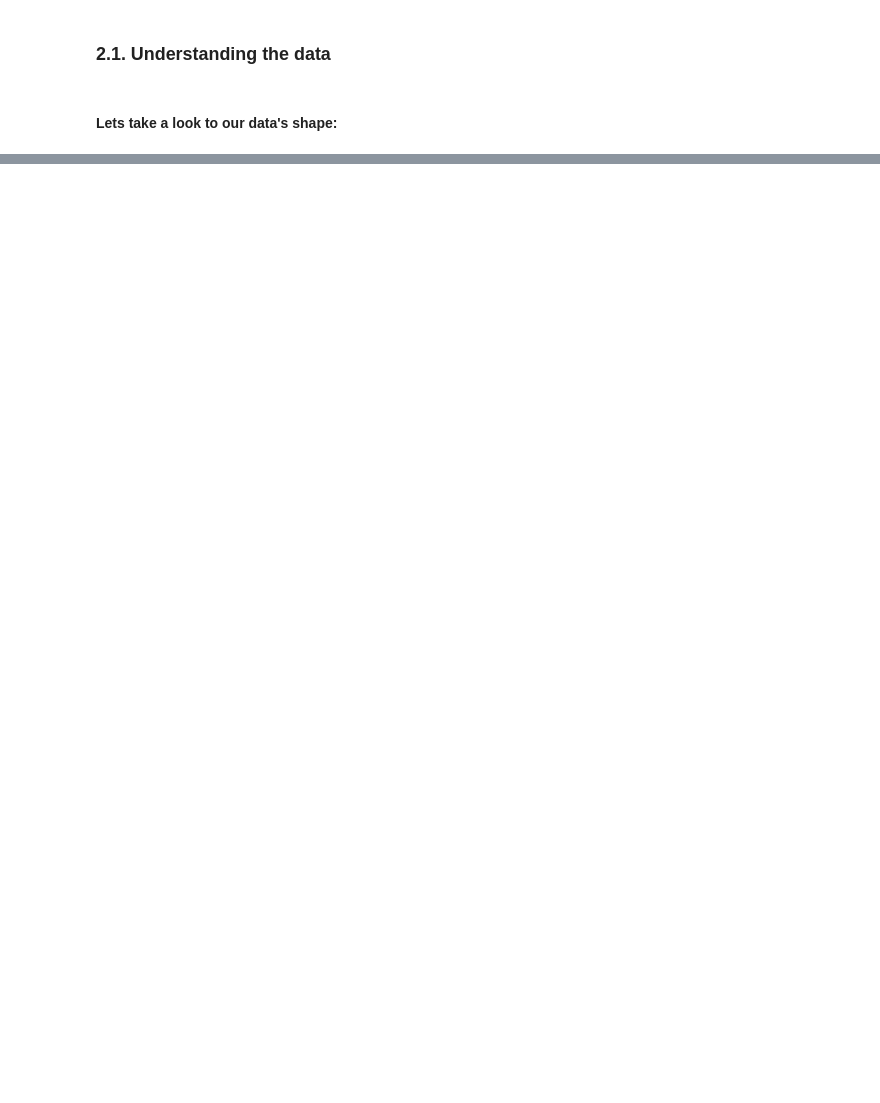
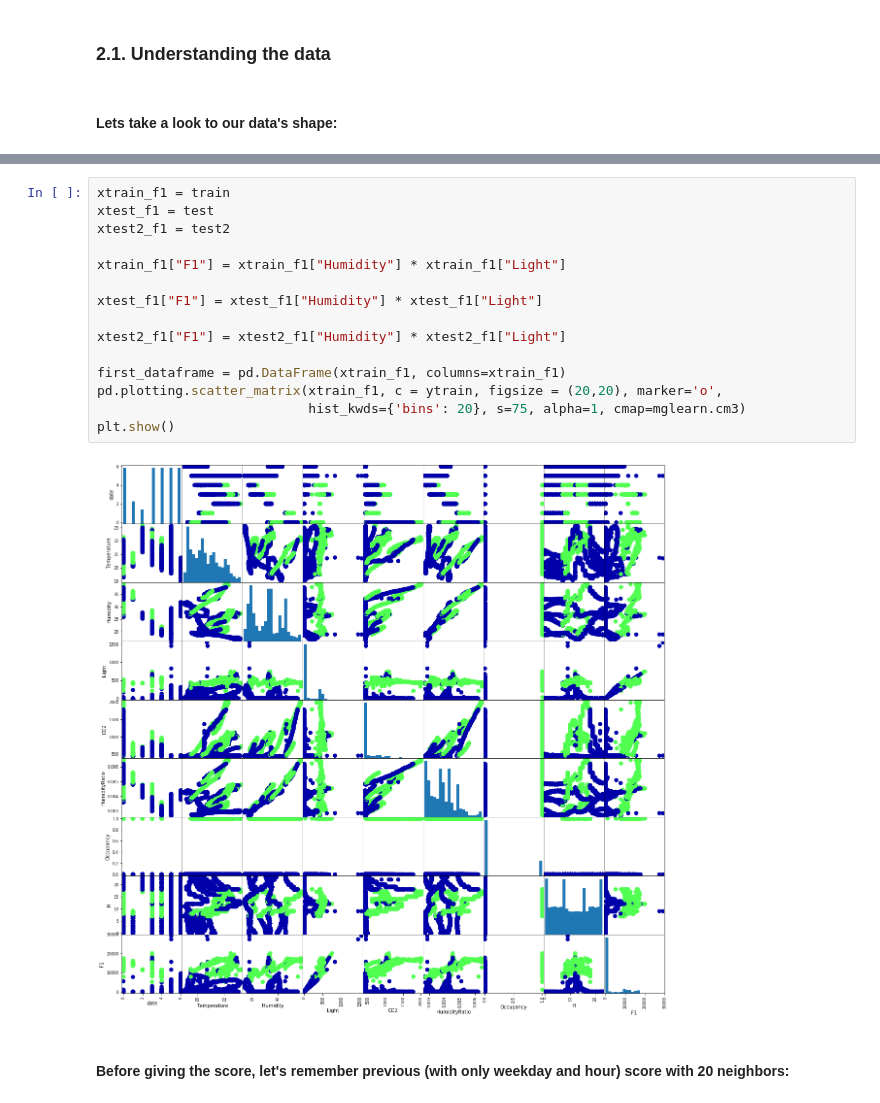
Before and after one commit to emremrah/data-mining-project-1, a Jupyter notebook: DataMiningProject1.ipynb, the cells around one changed output, grey strips where cells are left out. Drawn from its saved outputs; the diff is of its cells as text; blank space fills up the shorter version.

```diff
--- a/DataMiningProject1.ipynb
+++ b/DataMiningProject1.ipynb
@@ -185,0 +307,19 @@ ytrain: [1 1 1 ..., 1 1 1]
+# %%
+xtrain_f1 = train
+xtest_f1 = test
+xtest2_f1 = test2
+
+xtrain_f1["F1"] = xtrain_f1["Humidity"] * xtrain_f1["Light"]
+
+xtest_f1["F1"] = xtest_f1["Humidity"] * xtest_f1["Light"]
+
+xtest2_f1["F1"] = xtest2_f1["Humidity"] * xtest2_f1["Light"]
+
+first_dataframe = pd.DataFrame(xtrain_f1, columns=xtrain_f1)
+pd.plotting.scatter_matrix(xtrain_f1, c = ytrain, figsize = (20,20), marker='o',
+                           hist_kwds={'bins': 20}, s=75, alpha=1, cmap=mglearn.cm3)
+plt.show()
+# %% [output]
+[figure, added]
+# %% [markdown]
+#### Before giving the score, let's remember previous (with only weekday and hour) score with 20 neighbors:
```
Also changed, not shown: parts of 40 cells of this notebook.
